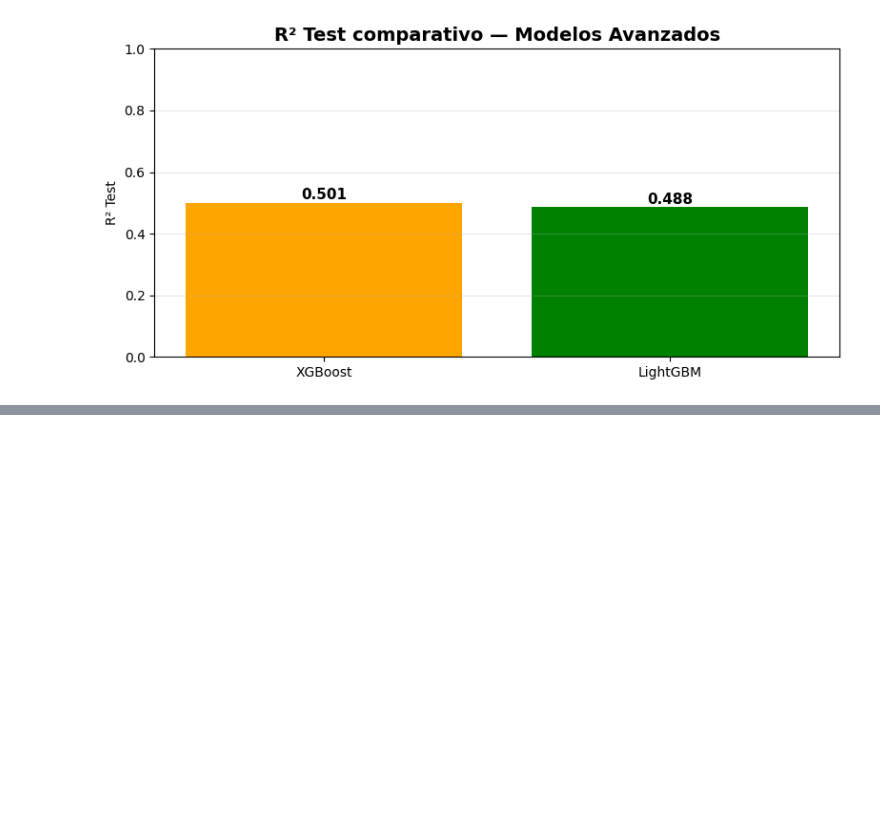
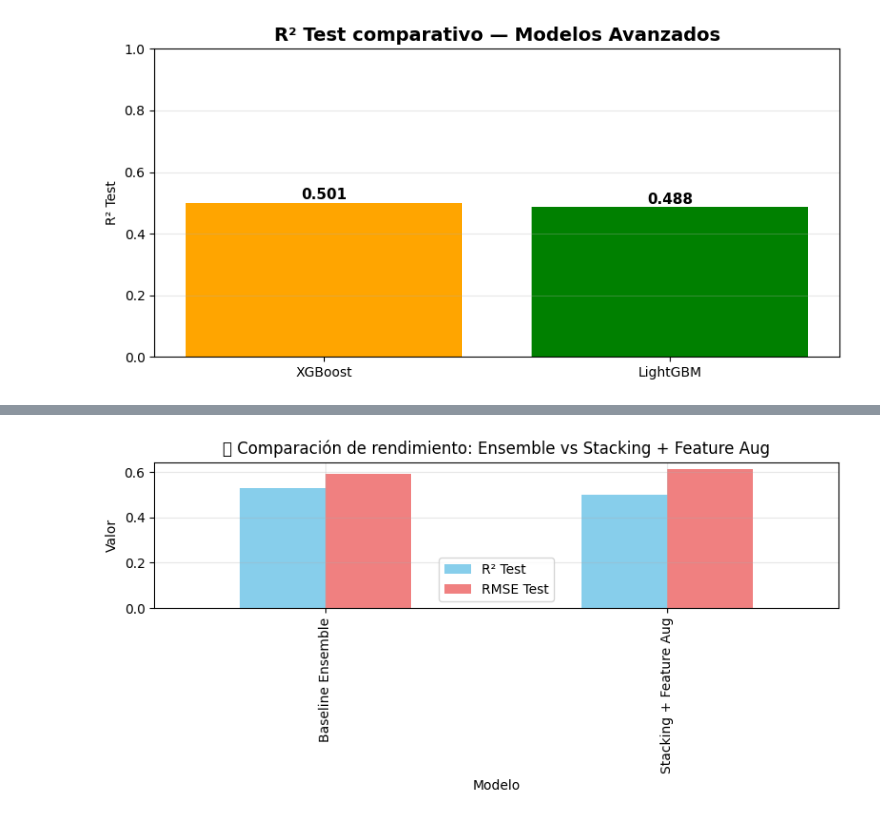
Before and after one commit to anamariaSemanate/ml-tarea1-vinos, a Jupyter notebook: notebooks/03_regresion.ipynb, the cells around one changed output, grey strips where cells are left out. Cells and saved outputs as stored; diff of their text form; code cells hidden in the pictures; blank space fills up the shorter version.

```diff
--- a/notebooks/03_regresion.ipynb
+++ b/notebooks/03_regresion.ipynb
@@ -1693,0 +2419,99 @@ KeyboardInterrupt:
+# %%
+# ======================================================================
+# 6.1 - FEATURE AUGMENTATION: nuevas relaciones químicas
+# ======================================================================
+
+df_aug = Data_regres_filtrado.copy()
+
+# Relaciones acidez ↔ azúcar ↔ alcohol
+df_aug['acid_sugar_ratio'] = df_aug['fixed acidity'] / (df_aug['residual sugar'] + 1)
+df_aug['acid_alcohol_ratio'] = df_aug['fixed acidity'] / (df_aug['alcohol'] + 1)
+df_aug['sugar_alcohol_ratio'] = df_aug['residual sugar'] / (df_aug['alcohol'] + 1)
+
+# Sulfatos y dióxido de azufre: indicadores de preservación
+df_aug['sulfur_ratio'] = (df_aug['free sulfur dioxide'] + 1) / (df_aug['sulphates'] + 1)
+
+# Interacciones no lineales comunes
+df_aug['density_squared'] = df_aug['density'] ** 2
+df_aug['alcohol_squared'] = df_aug['alcohol'] ** 2
+df_aug['pH_inverse'] = 1 / (df_aug['pH'] + 1e-3)
+
+# Ratios de limpieza (reducción de ruido)
+df_aug = df_aug.replace([np.inf, -np.inf], np.nan).dropna()
+print(f"✅ Nuevas columnas creadas: {len(df_aug.columns) - len(Data_regres_filtrado.columns)}")
+
+# ======================================================================
+# 6.2 - CLUSTERIZACIÓN DE MUESTRAS (para capturar subtipos)
+# ======================================================================
+
+from sklearn.preprocessing import StandardScaler
+from sklearn.cluster import KMeans
+
+scaler = StandardScaler()
+X_scaled = scaler.fit_transform(df_aug.drop(columns=['quality']))
+
+# Número de clusters (determinado por exploración previa)
+kmeans = KMeans(n_clusters=3, random_state=42, n_init=20)
+df_aug['cluster'] = kmeans.fit_predict(X_scaled)
+
+print(df_aug['cluster'].value_counts())
+
+# ======================================================================
+# 6.3 - STACKING ENSEMBLE AVANZADO
+# ======================================================================
+
+from sklearn.ensemble import StackingRegressor, RandomForestRegressor, GradientBoostingRegressor, HistGradientBoostingRegressor
+from sklearn.linear_model import RidgeCV
+from sklearn.model_selection import train_test_split
+from sklearn.metrics import r2_score, mean_absolute_error, mean_squared_error
+
+X = df_aug.drop(columns=['quality'])
+y = df_aug['quality']
+
+X_train, X_test, y_train, y_test = train_test_split(X, y, test_size=0.2, random_state=42)
+
+base_learners = [
+    ('rf', RandomForestRegressor(n_estimators=400, max_depth=40, random_state=42, n_jobs=-1)),
+    ('gb', GradientBoostingRegressor(n_estimators=300, max_depth=5, learning_rate=0.1, random_state=42)),
+    ('hgb', HistGradientBoostingRegressor(max_iter=400, learning_rate=0.08, random_state=42))
+]
+
+meta_learner = RidgeCV(alphas=[0.1, 1.0, 10.0])
+
+stack_model = StackingRegressor(
+    estimators=base_learners,
+    final_estimator=meta_learner,
+    n_jobs=-1,
+    passthrough=True
+)
+
+stack_model.fit(X_train, y_train)
+y_pred = stack_model.predict(X_test)
+
+r2 = r2_score(y_test, y_pred)
+rmse = np.sqrt(mean_squared_error(y_test, y_pred))
+mae = mean_absolute_error(y_test, y_pred)
+
+print(f"\n🏁 STACKING FINAL - MÉTRICAS")
+print(f"R² Test: {r2:.4f} | RMSE: {rmse:.4f} | MAE: {mae:.4f}")
+
+# ===============================================================
+# 6.4 - Comparación del stacking vs modelo anterior
+# ===============================================================
+
+models_perf = pd.DataFrame({
+    'Modelo': ['Baseline Ensemble', 'Stacking + Feature Aug'],
+    'R² Test': [0.5315, r2],
+    'RMSE Test': [0.5921, rmse],
+    'MAE Test': [0.4031, mae]
+})
+
+display(models_perf)
+
+models_perf.set_index('Modelo')[['R² Test', 'RMSE Test']].plot(kind='bar', figsize=(8,4), color=['skyblue','lightcoral'])
+plt.title("📊 Comparación de rendimiento: Ensemble vs Stacking + Feature Aug")
+plt.ylabel('Valor')
+plt.grid(True, alpha=0.3)
+plt.tight_layout()
+plt.show()
+# %% [output]
@@ -1693,0 +2530 @@ KeyboardInterrupt:
+[figure, added]
```
Also changed, not shown: parts of 30 cells of this notebook.
